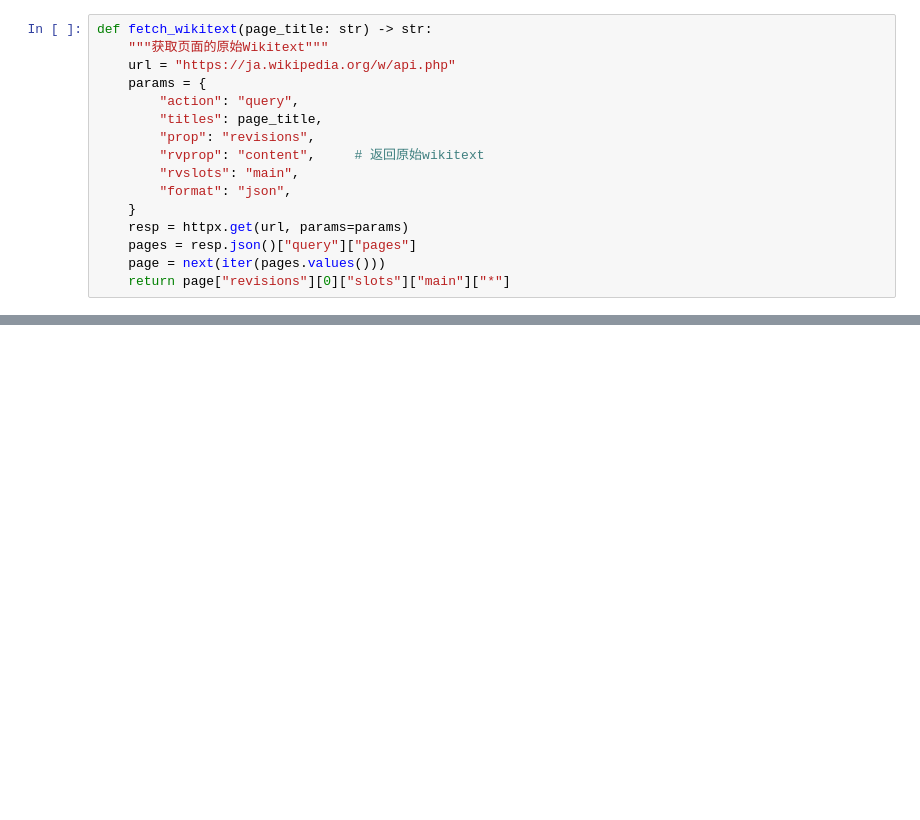
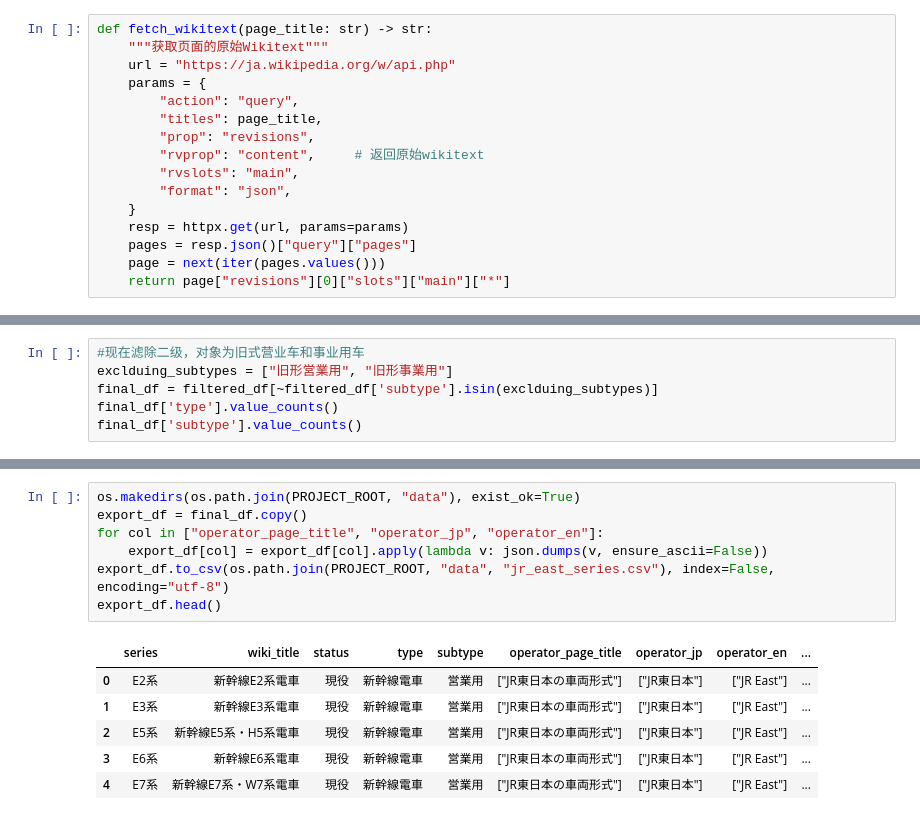
Before and after one commit to SniperPigeon/wakareeru, a Jupyter notebook: src/crawler/model_parse.ipynb, the cells around one changed output, grey strips where cells are left out. Cells and saved outputs as stored; diff of their text form; blank space fills up the shorter version.

```diff
--- a/src/crawler/model_parse.ipynb
+++ b/src/crawler/model_parse.ipynb
@@ -204,0 +322,6 @@ all_series
+# %%
+#现在滤除二级，对象为旧式营业车和事业用车
+exclduing_subtypes = ["旧形営業用", "旧形事業用"]
+final_df = filtered_df[~filtered_df['subtype'].isin(exclduing_subtypes)]
+final_df['type'].value_counts()
+final_df['subtype'].value_counts()
@@ -204,0 +348,14 @@ all_series
+# %%
+os.makedirs(os.path.join(PROJECT_ROOT, "data"), exist_ok=True)
+export_df = final_df.copy()
+for col in ["operator_page_title", "operator_jp", "operator_en"]:
+    export_df[col] = export_df[col].apply(lambda v: json.dumps(v, ensure_ascii=False))
+export_df.to_csv(os.path.join(PROJECT_ROOT, "data", "jr_east_series.csv"), index=False, encoding="utf-8")
+export_df.head()
+# %% [output]
+|  | series | wiki_title | status | type | subtype | operator_page_title | operator_jp | operator_en | ... |
+| 0 | E2系 | 新幹線E2系電車 | 現役 | 新幹線電車 | 営業用 | ["JR東日本の車両形式"] | ["JR東日本"] | ["JR East"] | ... |
+| 1 | E3系 | 新幹線E3系電車 | 現役 | 新幹線電車 | 営業用 | ["JR東日本の車両形式"] | ["JR東日本"] | ["JR East"] | ... |
+| 2 | E5系 | 新幹線E5系・H5系電車 | 現役 | 新幹線電車 | 営業用 | ["JR東日本の車両形式"] | ["JR東日本"] | ["JR East"] | ... |
+| 3 | E6系 | 新幹線E6系電車 | 現役 | 新幹線電車 | 営業用 | ["JR東日本の車両形式"] | ["JR東日本"] | ["JR East"] | ... |
+| 4 | E7系 | 新幹線E7系・W7系電車 | 現役 | 新幹線電車 | 営業用 | ["JR東日本の車両形式"] | ["JR東日本"] | ["JR East"] | ... |
```
Also changed, not shown: parts of 13 cells of this notebook, 1 other file.
